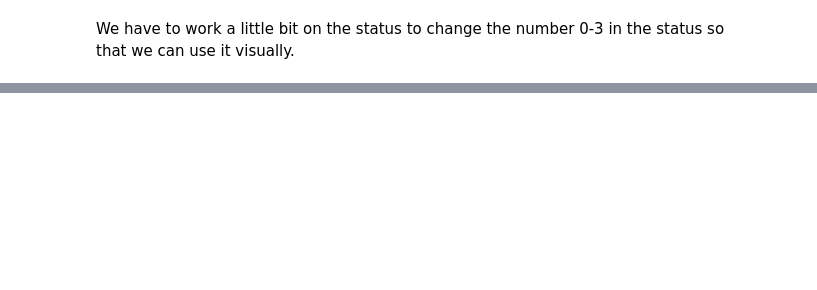
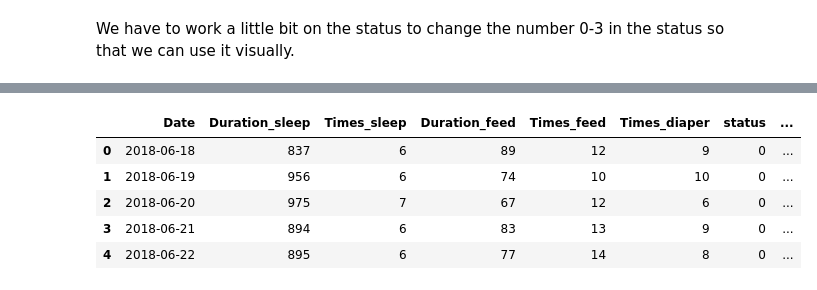
Before and after one commit to yhpf/matochsovklocka, a Jupyter notebook: data_wonderweek.ipynb, the cells around one changed output, grey strips where cells are left out. Cells and saved outputs as stored; diff of their text form; code cells hidden in the pictures; blank space fills up the shorter version.

```diff
--- a/data_wonderweek.ipynb
+++ b/data_wonderweek.ipynb
@@ -80,0 +99,9 @@ We have to work a little bit on the status to change the number 0-3 in the statu
+# %%
+data.head()
+# %% [output]
+|  | Date | Duration_sleep | Times_sleep | Duration_feed | Times_feed | Times_diaper | status | ... |
+| 0 | 2018-06-18 | 837 | 6 | 89 | 12 | 9 | 0 | ... |
+| 1 | 2018-06-19 | 956 | 6 | 74 | 10 | 10 | 0 | ... |
+| 2 | 2018-06-20 | 975 | 7 | 67 | 12 | 6 | 0 | ... |
+| 3 | 2018-06-21 | 894 | 6 | 83 | 13 | 9 | 0 | ... |
+| 4 | 2018-06-22 | 895 | 6 | 77 | 14 | 8 | 0 | ... |
```
Also changed, not shown: parts of 9 cells of this notebook.
